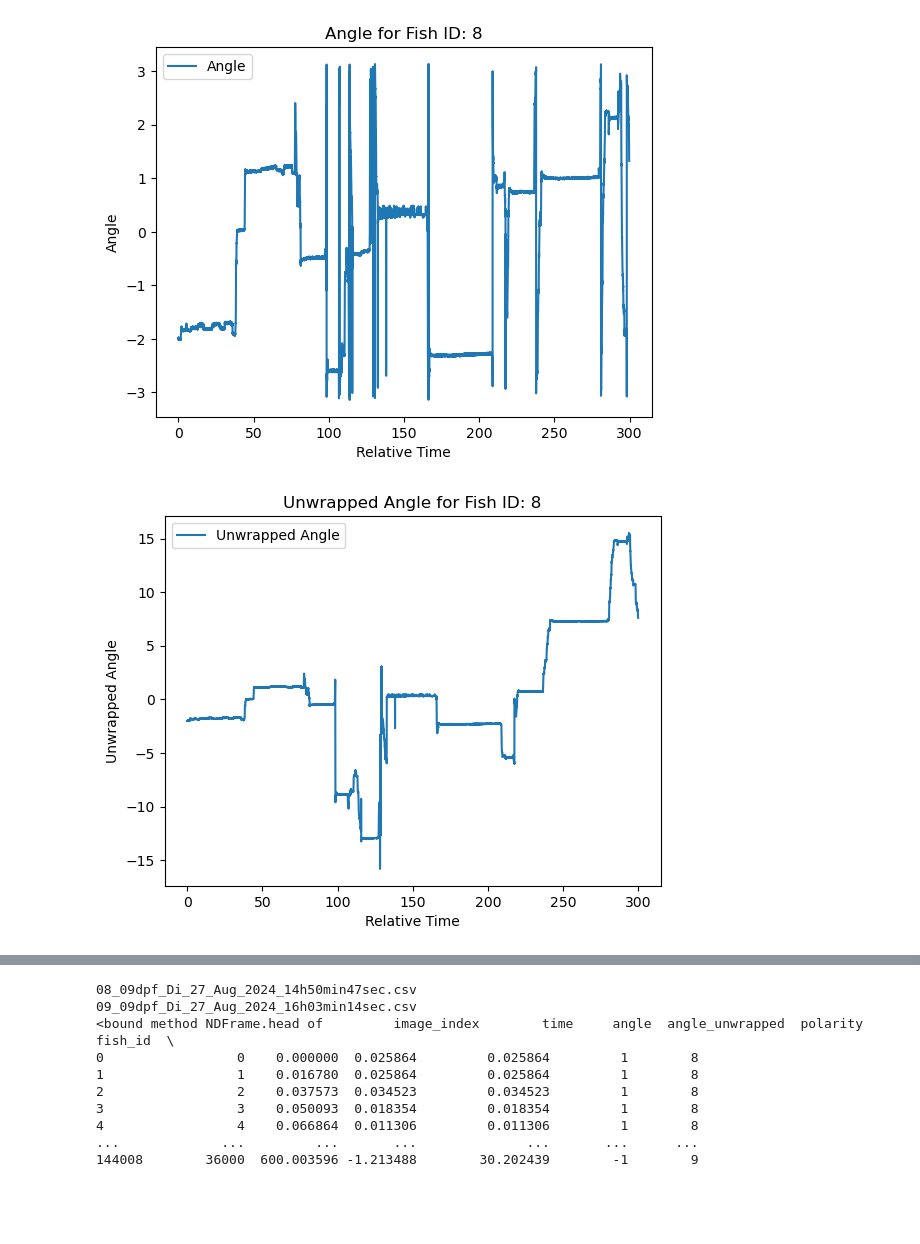
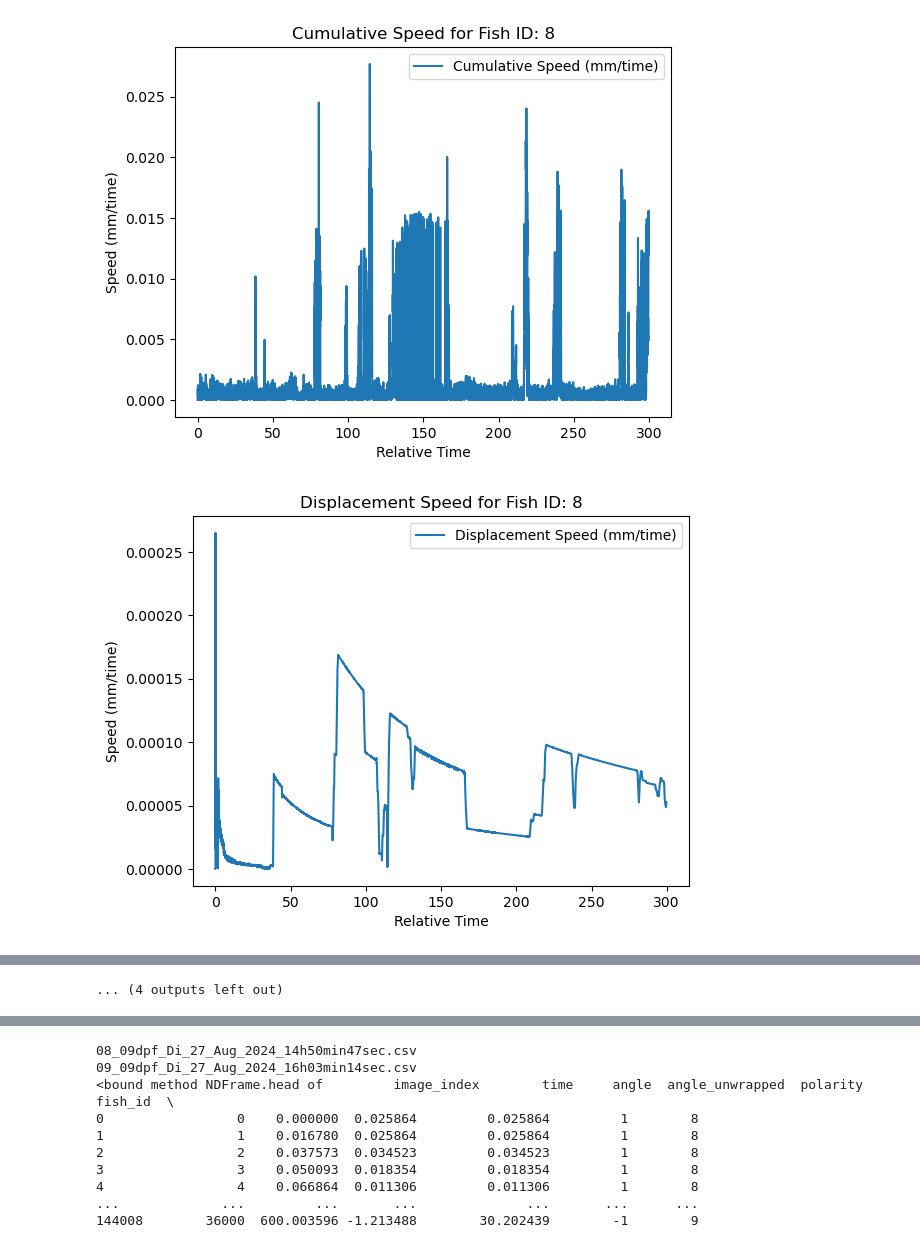
Before and after one commit to SaiAyachit/Stochastic_Modelling, a Jupyter notebook: data_prep.ipynb, the cells around one changed output, grey strips where cells are left out. Drawn from its saved outputs; the diff is of its cells as text; code cells hidden in the pictures; blank space fills up the shorter version.

Commit message:
added speed plots

```diff
--- a/data_prep.ipynb
+++ b/data_prep.ipynb
@@ -77,6 +77,26 @@ class StimType(IntEnum):
     OMR = 3
     OKR = 4
     LOOMING = 5
+
+def get_cumulative_speed(data):
+    # For frame-to-frame calculations, each time step is 1 unit
+    x_diff = data['centroid_x'].diff()
+    y_diff = data['centroid_y'].diff()
+    frame_distances = np.sqrt(x_diff**2 + y_diff**2) * 1/PIX_PER_MM
+    speed = frame_distances  # distance per frame
+    return speed
+
+def get_displacement_speed(data):
+    # Distance from start point
+    displacement = get_displacement(data)
+
+    # Time from start (using get_relative_index)
+    relative_time = get_relative_index(data)
+
+    # Speed = displacement/time from start
+    # Adding small epsilon to avoid division by zero at t=0
+    speed = displacement / (relative_time + 1e-10)
+    return speed
 # %%
 #read the files, make separate dataframes by grouping the StimType, and add the parsed columns to it
 #use the get_relative_time , get_relative_index, get_heading_angle, get_distance functions
@@ -132,10 +152,12 @@ bright_df['displacement'] = get_displacement(bright_df)
 bright_df['angle'], bright_df['unwrapped_angle'] = get_heading_angle(bright_df)
 
 # Check for outliers in centroid_x and centroid_y
-outliers_x = bright_df[bright_df['centroid_x'] > 2048]
-outliers_y = bright_df[bright_df['centroid_y'] > 2048]
-print(f"Outliers in centroid_x:\n{outliers_x}")
-print(f"Outliers in centroid_y:\n{outliers_y}")
+#outliers_x = bright_df[bright_df['centroid_x'] > 2048]
+#outliers_y = bright_df[bright_df['centroid_y'] > 2048]
+#print(f"Outliers in centroid_x:\n{outliers_x}")
+#print(f"Outliers in centroid_y:\n{outliers_y}")
+bright_df['centroid_x'] = bright_df['centroid_x'] / PIX_PER_MM
+bright_df['centroid_y'] = bright_df['centroid_y'] / PIX_PER_MM
 
 # Calculate speed in mm/sec
 bright_df['speed_mm_per_sec'] = bright_df['distance_mm'] / bright_df['relative_time'].diff().fillna(1)
@@ -145,8 +167,14 @@ bright_df['speed_mm_per_sec'] = bright_df['distance_mm'] / bright_df['relative_t
 grouped_bright = bright_df.groupby('fish_id')
 custom_cmap = plt.cm.get_cmap('viridis')
 
+#print(grouped_bright.head())
+
 for fish_id, group in grouped_bright:
-    dpf = group['dpf'].iloc[0]  # Assuming 'dpf' column exists in the dataframe
+    dpf = group['dpf'].iloc[0]
+
+    # Calculate new speeds
+    cumulative_speed = get_cumulative_speed(group)
+    displacement_speed = get_displacement_speed(group)
 
     # Trajectory plot
     plt.figure(figsize=(12, 6))
@@ -155,8 +183,8 @@ for fish_id, group in grouped_bright:
         group['centroid_y'],
         c=group['relative_time'],
         cmap=custom_cmap,
-        s=20,  # Smaller point size
-        alpha=0.85  # Slight transparency
+        s=20,
+        alpha=0.85
     )
     plt.colorbar(label='Time (s)')
     plt.title(f'Fish Trajectory for Fish ID: {fish_id}')
@@ -182,7 +210,7 @@ for fish_id, group in grouped_bright:
     plt.legend()
     plt.show()
 
- # Displacement plot
+    # Displacement plot
     plt.figure()
     plt.plot(group['relative_time'], group['displacement'], label='Displacement (mm)')
     plt.title(f'Displacement for Fish ID: {fish_id}')
@@ -191,12 +219,30 @@ for fish_id, group in grouped_bright:
     plt.legend()
     plt.show()
 
-    # Speed plot
+    # Original Speed plot
     plt.figure()
     plt.plot(group['relative_time'], group['speed_mm_per_sec'], label='Speed (mm/sec)')
     plt.title(f'Speed for Fish ID: {fish_id}')
     plt.xlabel('Relative Time')
     plt.ylabel('Speed (mm/sec)')
+    plt.legend()
+    plt.show()
+
+    # Cumulative Speed plot
+    plt.figure()
+    plt.plot(group['relative_time'], cumulative_speed, label='Cumulative Speed (mm/time)')
+    plt.title(f'Cumulative Speed for Fish ID: {fish_id}')
+    plt.xlabel('Relative Time')
+    plt.ylabel('Speed (mm/time)')
+    plt.legend()
+    plt.show()
+
+    # Displacement Speed plot
+    plt.figure()
+    plt.plot(group['relative_time'], displacement_speed, label='Displacement Speed (mm/time)')
+    plt.title(f'Displacement Speed for Fish ID: {fish_id}')
+    plt.xlabel('Relative Time')
+    plt.ylabel('Speed (mm/time)')
     plt.legend()
     plt.show()
 
@@ -234,5 +268,5 @@ Index: []
 [figure]
 [figure]
 [figure]
-[figure, old version]
+[figure, new version]
-[figure, old version]
+[figure, new version]
@@ -244,0 +279 @@ Index: []
+... (4 outputs left out)
```
Also changed, not shown: parts of 4 cells of this notebook.
